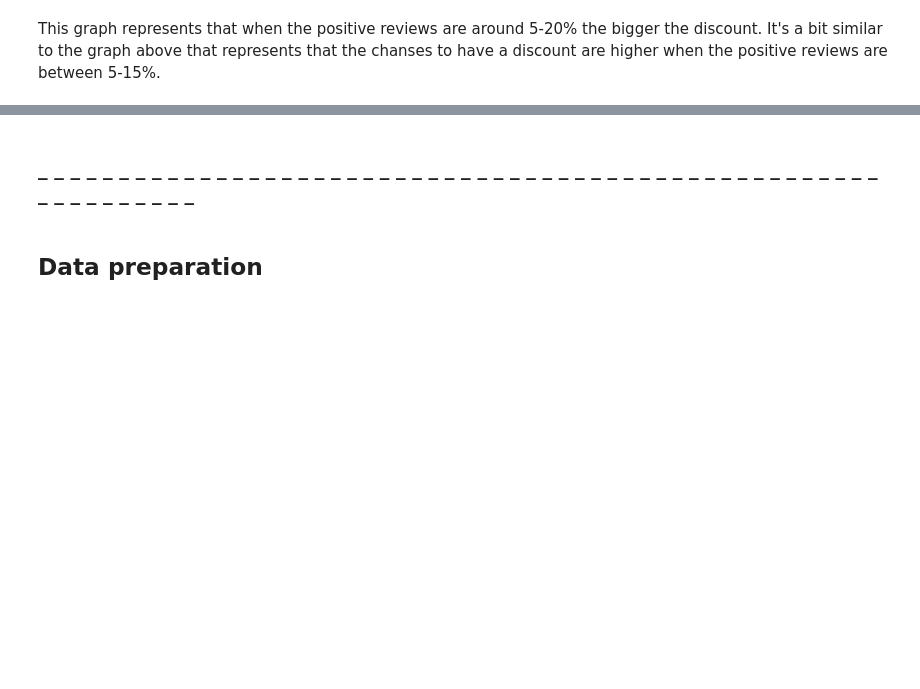
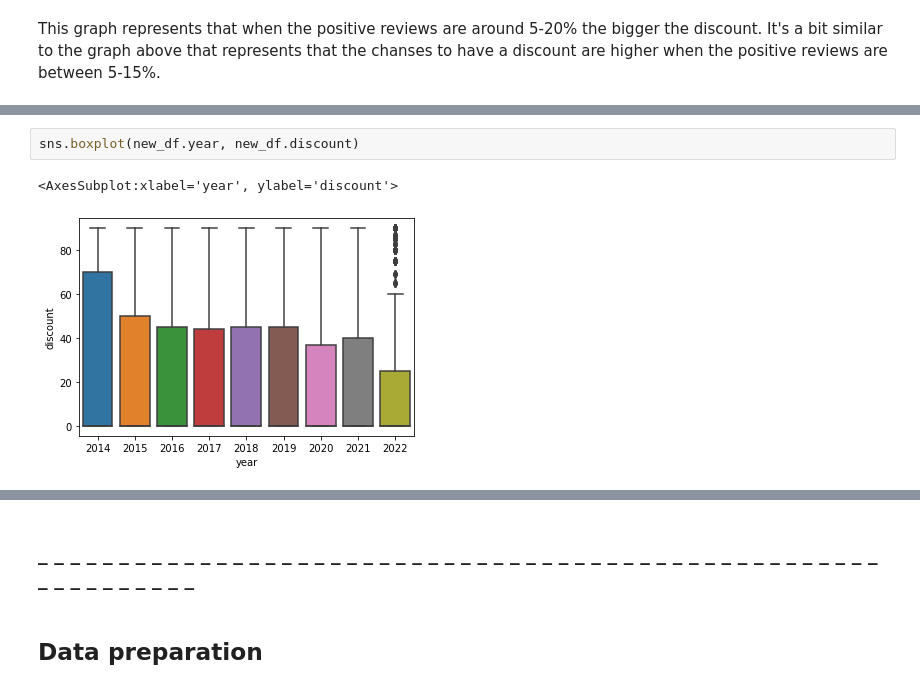
Before and after one commit to YuvalAvishid/Game_Discount_Predictor, a Jupyter notebook: Game_On_Sale.ipynb, the cells around one changed output, grey strips where cells are left out. Cells and saved outputs as stored; diff of their text form; blank space fills up the shorter version.

```diff
--- a/Game_On_Sale.ipynb
+++ b/Game_On_Sale.ipynb
@@ -843,0 +889,5 @@ It's a bit similar to the graph above that represents that the chanses to have a
+# %%
+sns.boxplot(new_df.year, new_df.discount)
+# %% [output]
+<AxesSubplot:xlabel='year', ylabel='discount'>
+[figure, added]
```
Also changed, not shown: parts of 35 cells of this notebook.
